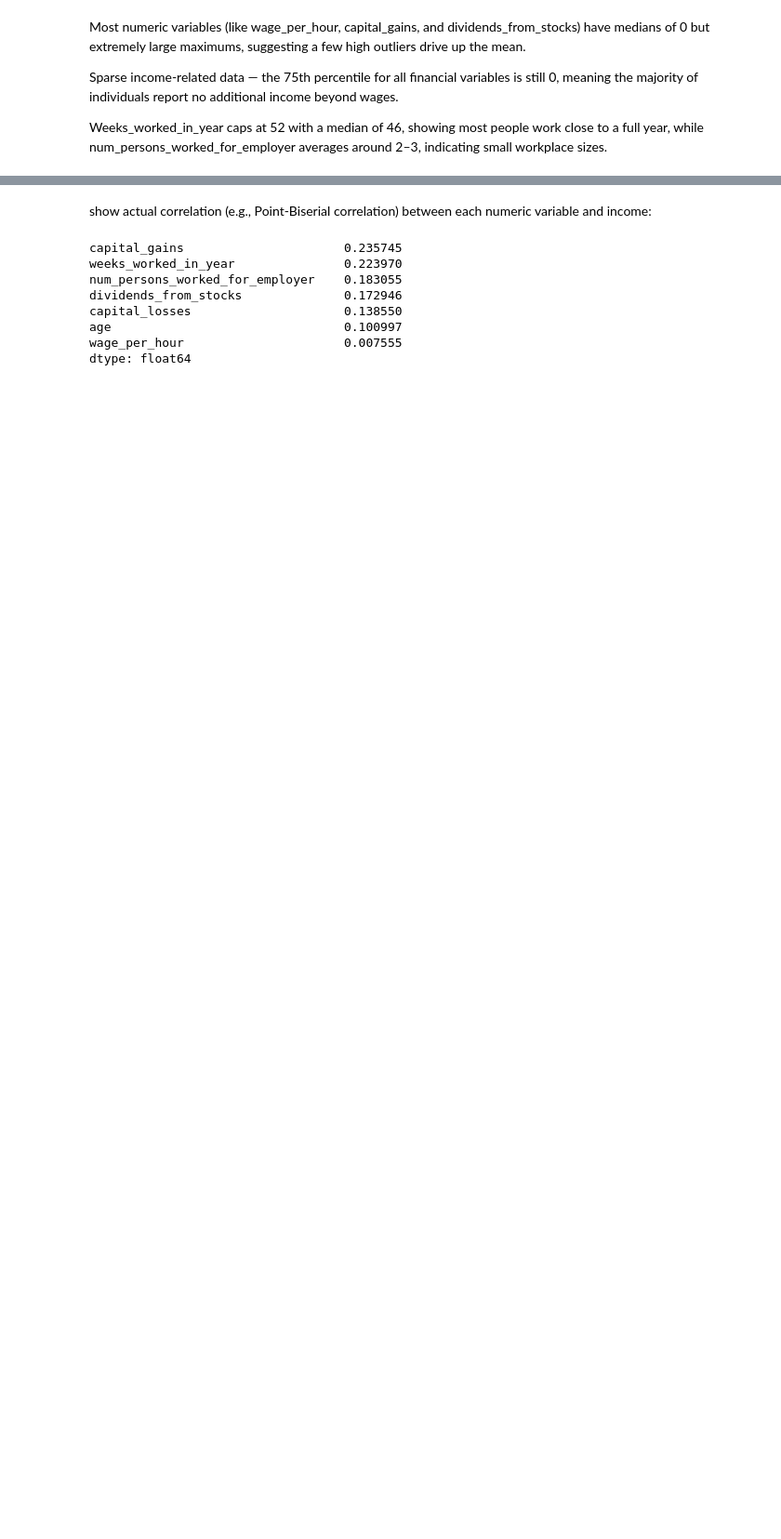
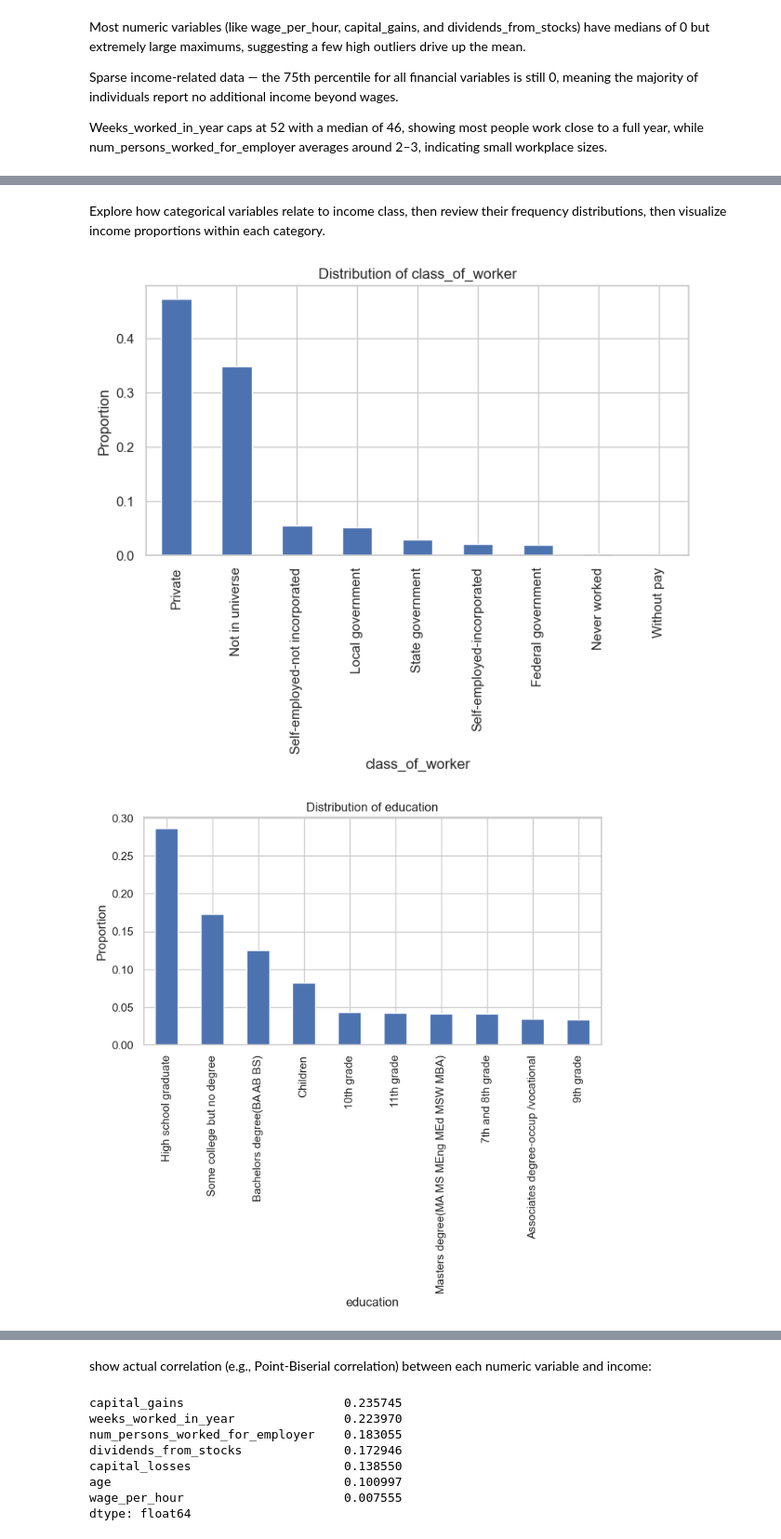
Before and after one commit to jrg70/uk-assessment-dataiku, a Jupyter notebook: notebooks/eda.ipynb, the cells around one changed output, grey strips where cells are left out. Shown at 93% size. Saved outputs shown, nothing was run; the diff lists cells and outputs as text; code cells hidden in the pictures; blank space fills up the shorter version.

```diff
--- a/notebooks/eda.ipynb
+++ b/notebooks/eda.ipynb
@@ -106,0 +149,16 @@ for col in ["age", "wage_per_hour", "capital_gains", "capital_losses", "weeks_wo
+# %% [markdown]
+Explore how categorical variables relate to income class, then review their frequency distributions, then visualize income proportions within each category.
+# %%
+cat_cols = df.select_dtypes(include="object").columns.tolist()
+cat_cols.remove("total_person_income")
+# first three categorical columns, remove 3 if needed
+for col in cat_cols[:3]:
+    plt.figure(figsize=(8,4))
+    df[col].value_counts(normalize=True).head(10).plot(kind="bar")
+    plt.title(f"Distribution of {col}")
+    plt.ylabel("Proportion")
+    plt.xlabel(col)
+    plt.show()
+# %% [output]
+[figure, added]
+[figure, added]
```
Also changed, not shown: parts of 27 cells of this notebook, 2 other files.
